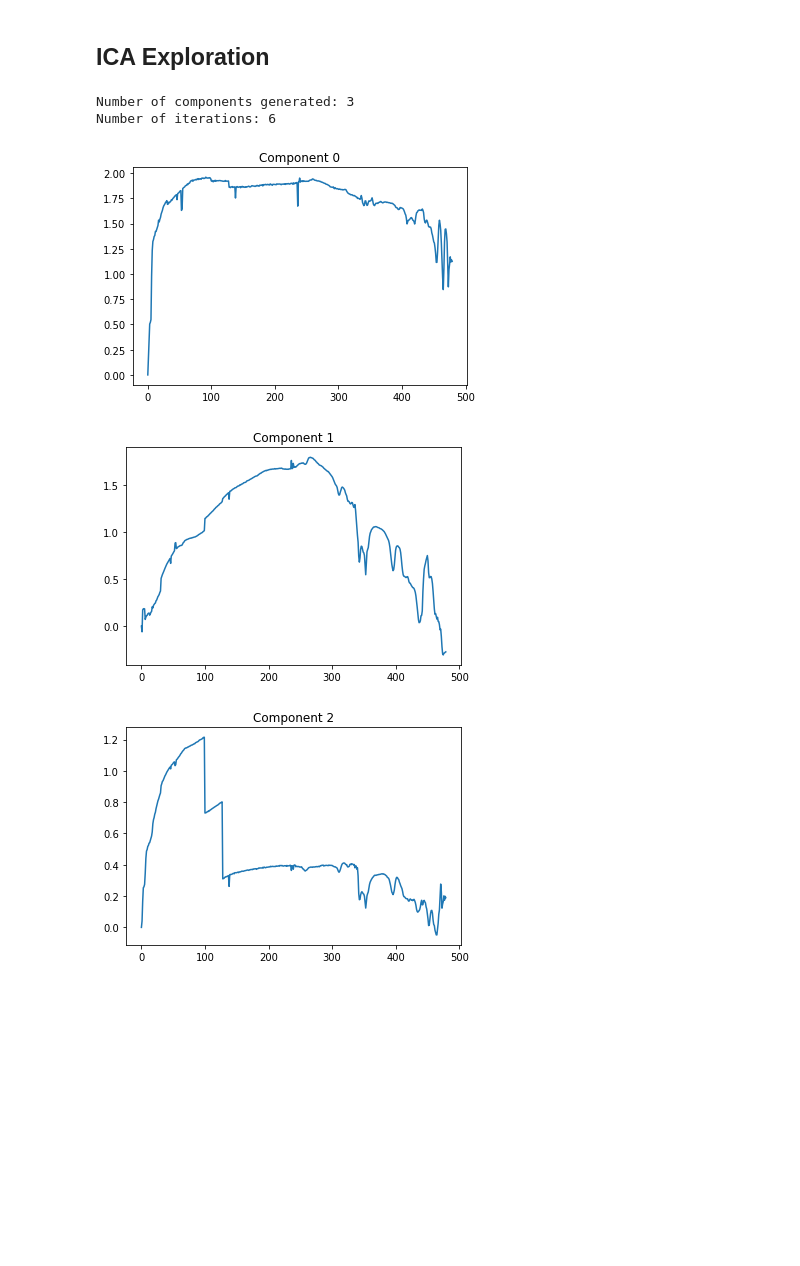
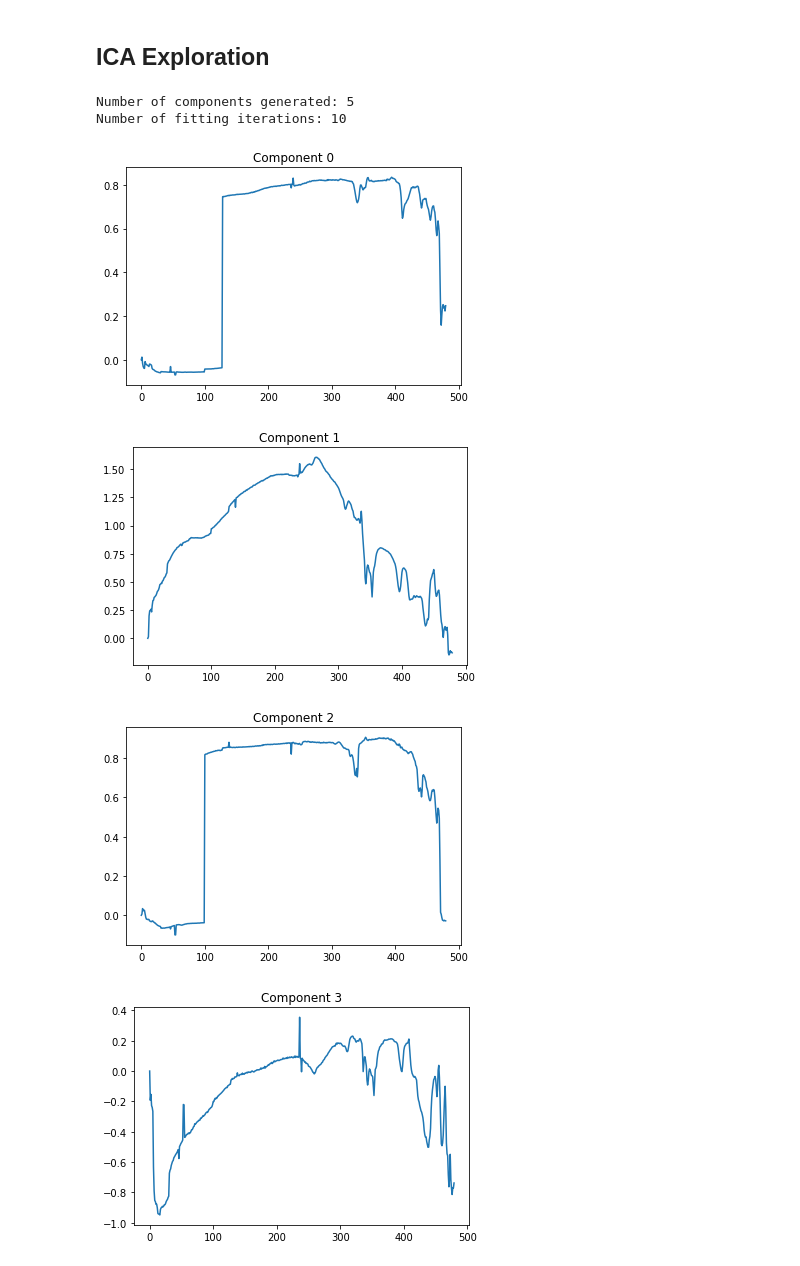
Before and after one commit to velexi-corporation/RESEARCH-2020-SpectraML, a Jupyter notebook: lab-notebook/kchu/2019-01-22-KTC-initial_ICA_exploration.ipynb, the cells around one changed output. Cells and saved outputs as stored; diff of their text form; code cells hidden in the pictures; blank space fills up the shorter version.

Commit message:
Add notes to ICA exploration notebook.

```diff
--- a/lab-notebook/kchu/2019-01-22-KTC-initial_ICA_exploration.ipynb
+++ b/lab-notebook/kchu/2019-01-22-KTC-initial_ICA_exploration.ipynb
@@ -95,28 +103,34 @@ for material_name, material_id in materials.items():
 # %%
 # --- Generate ICA model
 
 # ICA Parameters
-num_components = 3
+num_components = 5
 
 # Create FastICA object
 ica = FastICA(n_components=num_components)
 
 # Fit ICA model
 X = spectra_data.values.T
 S = ica.fit_transform(X)
-components = ica.mixing_  # Estimated independent components (mixing matrix)
 
+# Compute independent spectra components
+# Note: mixing (not unmixing) matrix holds independent components
+mean_spectra = ica.mean_.reshape([spectrum_length, 1])
+spectra_components = ica.mixing_ + numpy.tile(mean_spectra, [1, num_components])
+
+# Display results
 print("Number of components generated:", num_components)
-print("Number of iterations:", ica.n_iter_)
+print("Number of fitting iterations:", ica.n_iter_)
 
-# Display independent components
-for i in range(components.shape[1]):
+# Display independent spectra components
+for i in range(spectra_components.shape[1]):
     plt.title('Component {}'.format(i))
-    plt.plot(components[:, i] + ica.mean_)
+    plt.plot(spectra_components[:, i])
     plt.figure()
 # %% [output]
-Number of components generated: 3
-Number of iterations: 6
+Number of components generated: 5
+Number of fitting iterations: 10
-[figure, old version]
+[figure, new version]
-[figure, old version]
+[figure, new version]
-[figure, old version]
+[figure, new version]
+[figure, added]
```
Also changed, not shown: parts of 4 cells of this notebook, 2 other files.
